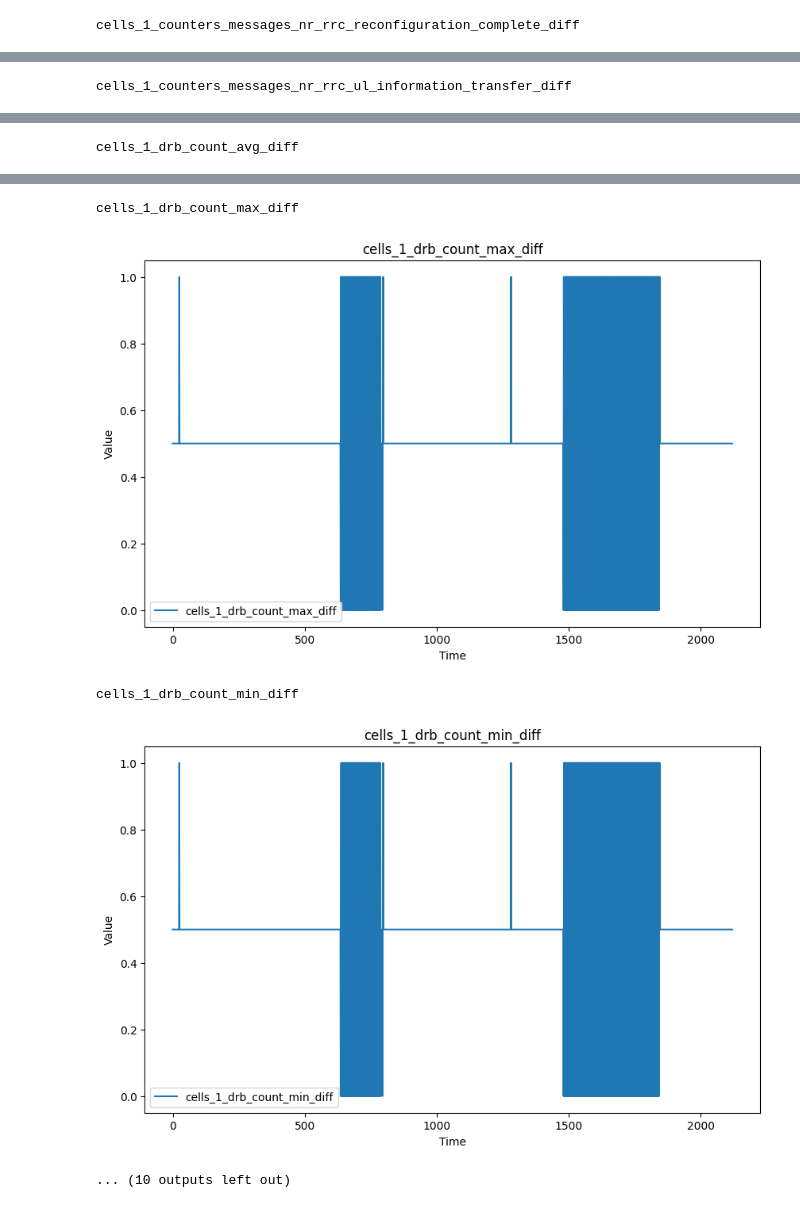
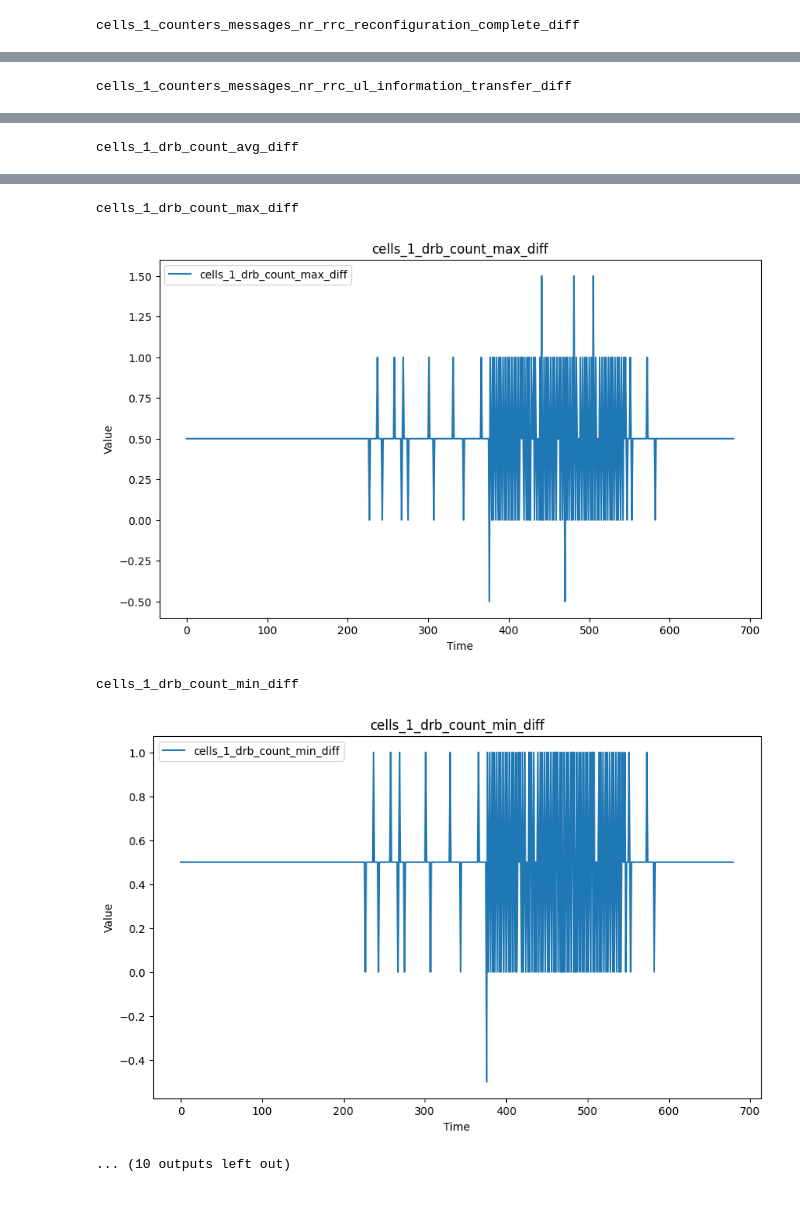
Before and after one commit to privateer-project/anomaly-detection-methods-comparison, a Jupyter notebook: notebooks/scenario_1_statistical_methods.ipynb, the cells around one changed output, grey strips where cells are left out. Drawn from its saved outputs; the diff is of its cells as text; code cells hidden in the pictures.

```diff
--- a/notebooks/scenario_1_statistical_methods.ipynb
+++ b/notebooks/scenario_1_statistical_methods.ipynb
@@ -61,13 +61,13 @@ relevant_columns = [
 train_df = train_data[relevant_columns]
 test_df = test_data[relevant_columns]
 
+# Δrop non numeric columns
+train_df = train_df.select_dtypes(include=[np.number])
+test_df = test_df.select_dtypes(include=[np.number])
+
 # Fill NA with the last seen values
 train_df = train_df.fillna(method='ffill')
 test_df = test_df.fillna(method='ffill')
-
-# print NA
-# print(train_df.isna().sum())
-# print(test_df.isna().sum())
 
 # # Transform to float
 train_df = train_df.astype(float)
@@ -86,6 +86,6 @@ scaler = MinMaxScaler()
 train_df = pd.DataFrame(scaler.fit_transform(train_df), columns=train_df.columns)
 test_df = pd.DataFrame(scaler.transform(test_df), columns=test_df.columns)
 # %%
-visualize_data(train_df)
+visualize_data(test_df)
 # %% [output]
 cells_1_counters_messages_nr_rrc_reconfiguration_diff
@@ -99,7 +99,7 @@ cells_1_drb_count_avg_diff
 cells_1_drb_count_max_diff
-[figure, old version]
+[figure, new version]
 cells_1_drb_count_min_diff
-[figure, old version]
+[figure, new version]
 ... (10 outputs left out)
 # %%
 from scipy.stats import t, norm
```
Also changed, not shown: parts of 3 cells of this notebook, 3 other files.
